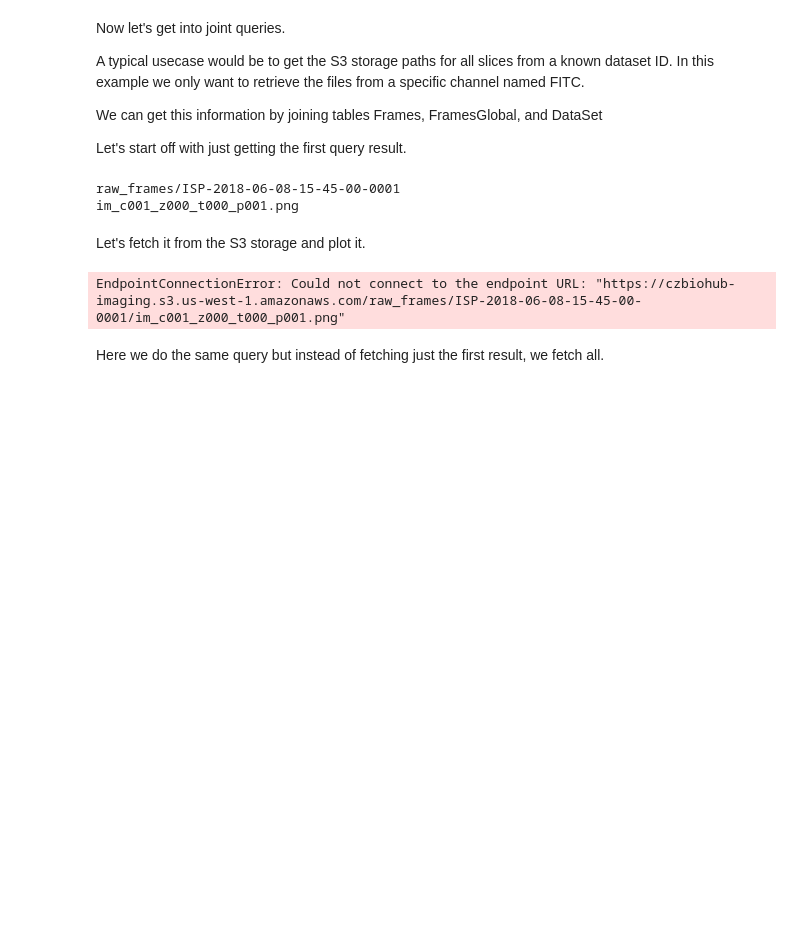
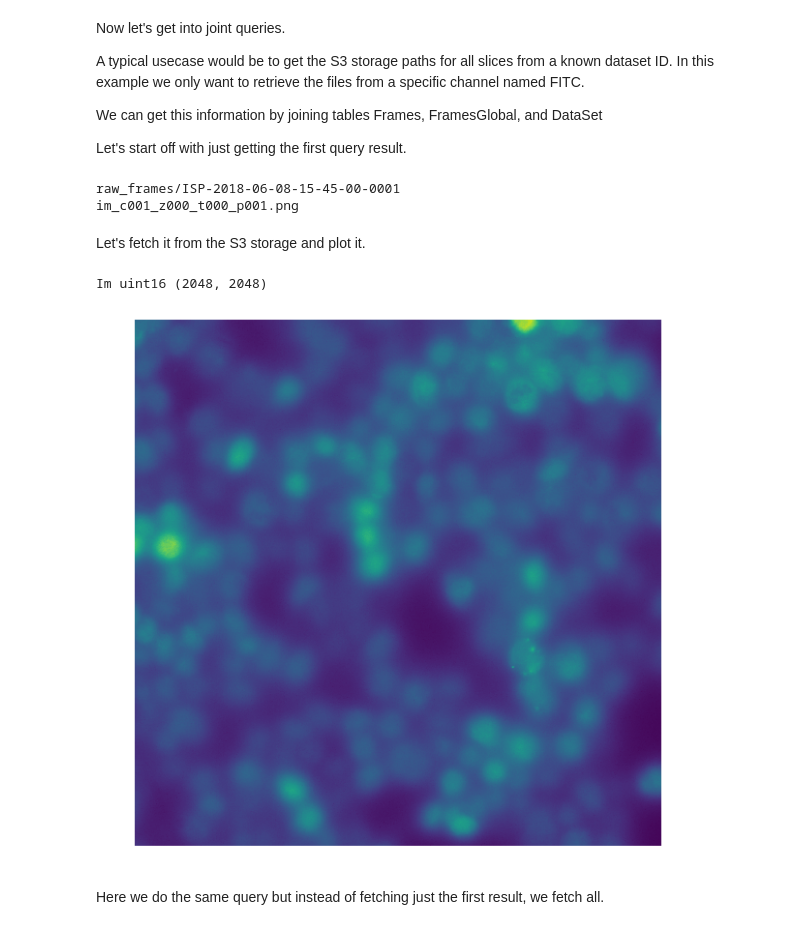
Before and after one commit to jennyfolkesson/imagingDB, a Jupyter notebook: notebooks/database_queries.ipynb, the cells around one changed output. Cells and saved outputs as stored; diff of their text form; code cells hidden in the pictures; blank space fills up the shorter version.

```diff
--- a/notebooks/database_queries.ipynb
+++ b/notebooks/database_queries.ipynb
@@ -238,12 +242,15 @@ Let's fetch it from the S3 storage and plot it.
 # %%
 data_loader = s3_storage.DataStorage(s3_dir=s3_dir)
 
 im = data_loader.get_im(first_frame.file_name)
 print("Im", im.dtype, im.shape)
 plt.imshow(im)
+plt.rcParams['figure.figsize'] = [10, 10]
+plt.axis('off')
 plt.show()
 # %% [output]
-EndpointConnectionError: Could not connect to the endpoint URL: "https://czbiohub-imaging.s3.us-west-1.amazonaws.com/raw_frames/ISP-2018-06-08-15-45-00-0001/im_c001_z000_t000_p001.png"
+Im uint16 (2048, 2048)
+[figure, added]
 # %% [markdown]
 Here we do the same query but instead of fetching just the first result, we fetch all.
 # %%
```
Also changed, not shown: parts of 10 cells of this notebook, 3 other files.
